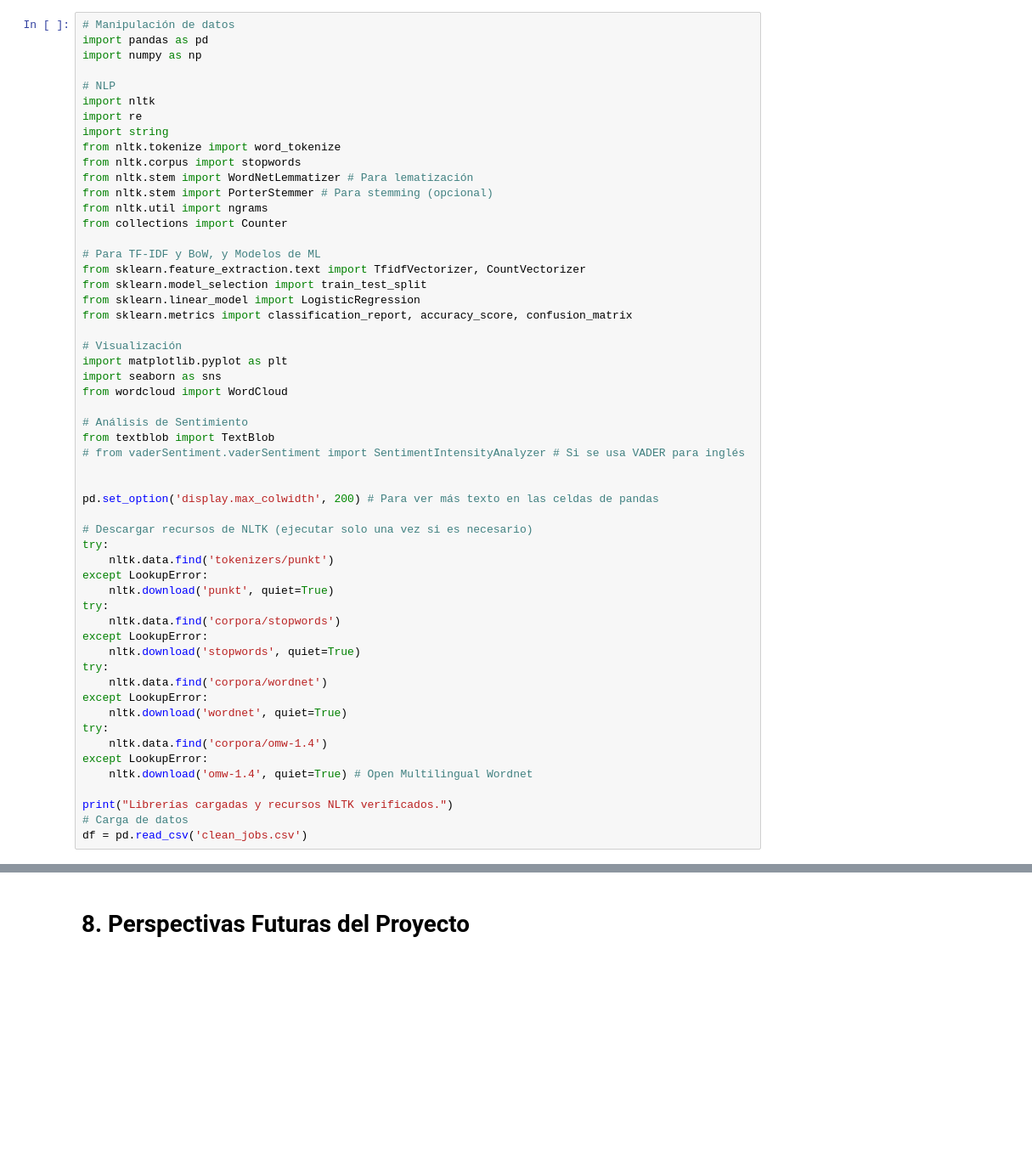
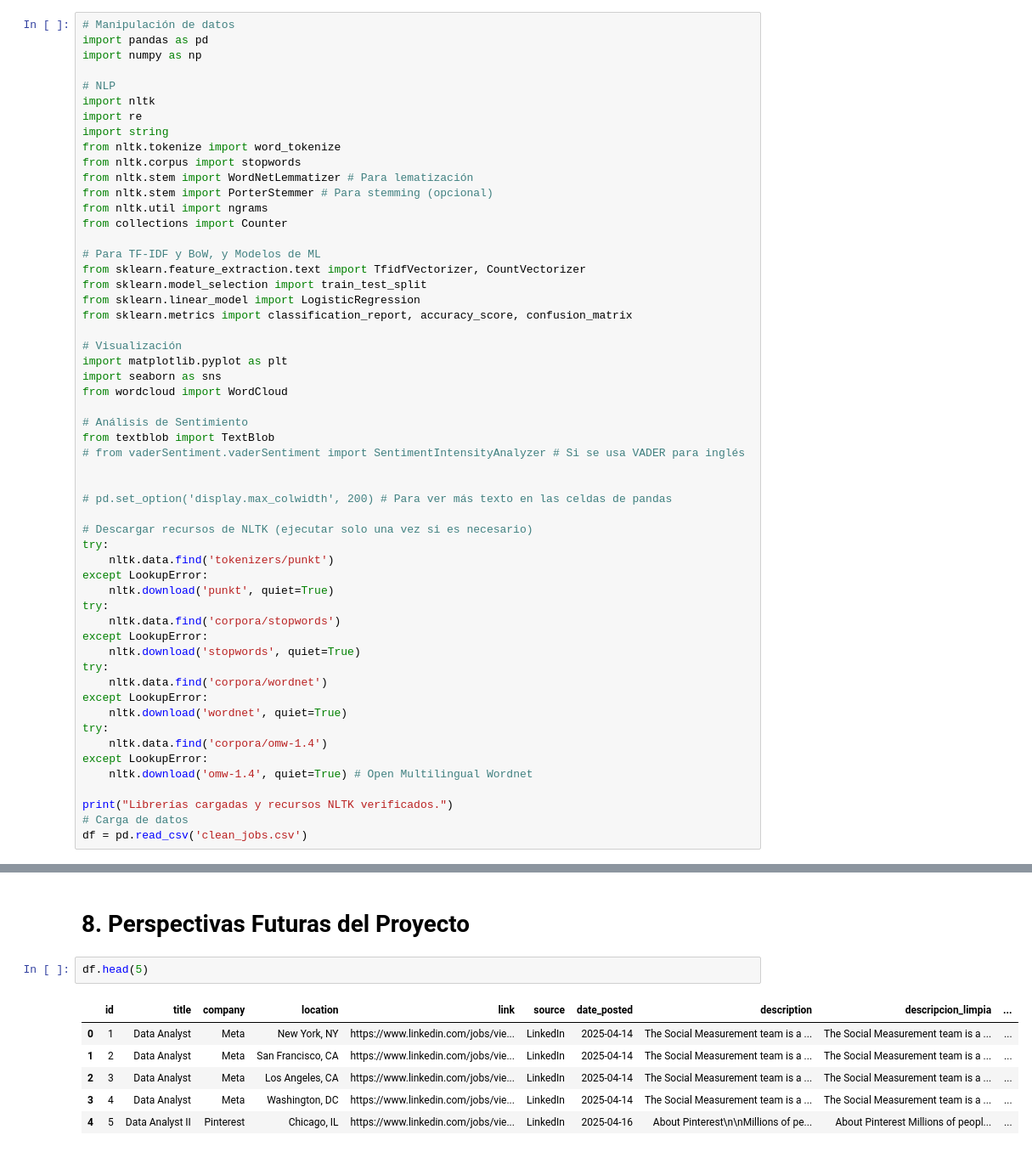
Before and after one commit to nueveonce/Etapa3DS, a Jupyter notebook: Etapa3.ipynb, the cells around one changed output, grey strips where cells are left out. Shown at 85% size. Drawn from its saved outputs; the diff is of its cells as text; blank space fills up the shorter version.

```diff
--- a/Etapa3.ipynb
+++ b/Etapa3.ipynb
@@ -63,7 +63,7 @@ from textblob import TextBlob
 # from vaderSentiment.vaderSentiment import SentimentIntensityAnalyzer # Si se usa VADER para inglés
 
 
-pd.set_option('display.max_colwidth', 200) # Para ver más texto en las celdas de pandas
+# pd.set_option('display.max_colwidth', 200) # Para ver más texto en las celdas de pandas
 
 # Descargar recursos de NLTK (ejecutar solo una vez si es necesario)
 try:
@@ -736,3 +779,12 @@ Basado en los análisis realizados (suponiendo que se completaron todos los paso
     * La inferencia de etiquetas como "seniority" es inherentemente ruidosa.
 # %% [markdown]
 # 8. Perspectivas Futuras del Proyecto
+# %%
+df.head(5)
+# %% [output]
+|  | id | title | company | location | link | source | date_posted | description | descripcion_limpia | ... |
+| 0 | 1 | Data Analyst | Meta | New York, NY | https://www.linkedin.com/jobs/vie... | LinkedIn | 2025-04-14 | The Social Measurement team is a ... | The Social Measurement team is a ... | ... |
+| 1 | 2 | Data Analyst | Meta | San Francisco, CA | https://www.linkedin.com/jobs/vie... | LinkedIn | 2025-04-14 | The Social Measurement team is a ... | The Social Measurement team is a ... | ... |
+| 2 | 3 | Data Analyst | Meta | Los Angeles, CA | https://www.linkedin.com/jobs/vie... | LinkedIn | 2025-04-14 | The Social Measurement team is a ... | The Social Measurement team is a ... | ... |
+| 3 | 4 | Data Analyst | Meta | Washington, DC | https://www.linkedin.com/jobs/vie... | LinkedIn | 2025-04-14 | The Social Measurement team is a ... | The Social Measurement team is a ... | ... |
+| 4 | 5 | Data Analyst II | Pinterest | Chicago, IL | https://www.linkedin.com/jobs/vie... | LinkedIn | 2025-04-16 | About Pinterest\n\nMillions of pe... | About Pinterest Millions of peopl... | ... |
```
Also changed, not shown: parts of 5 cells of this notebook.
